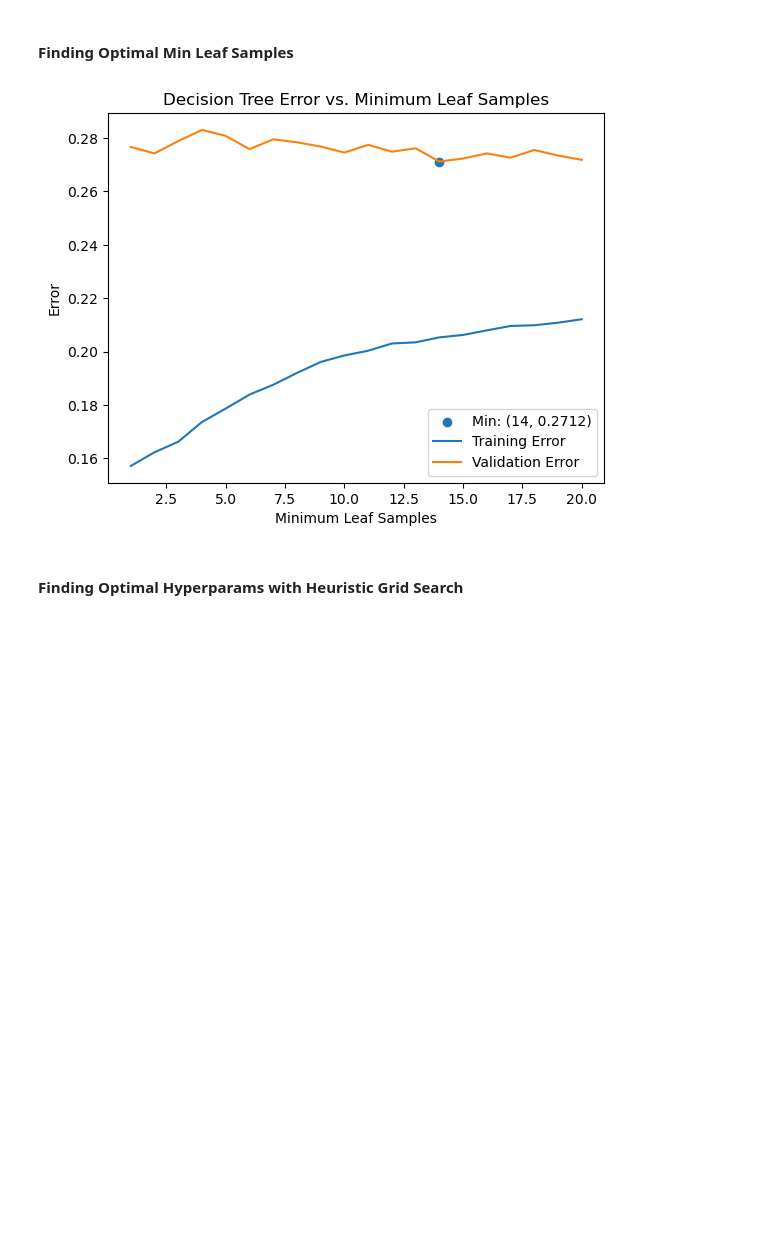
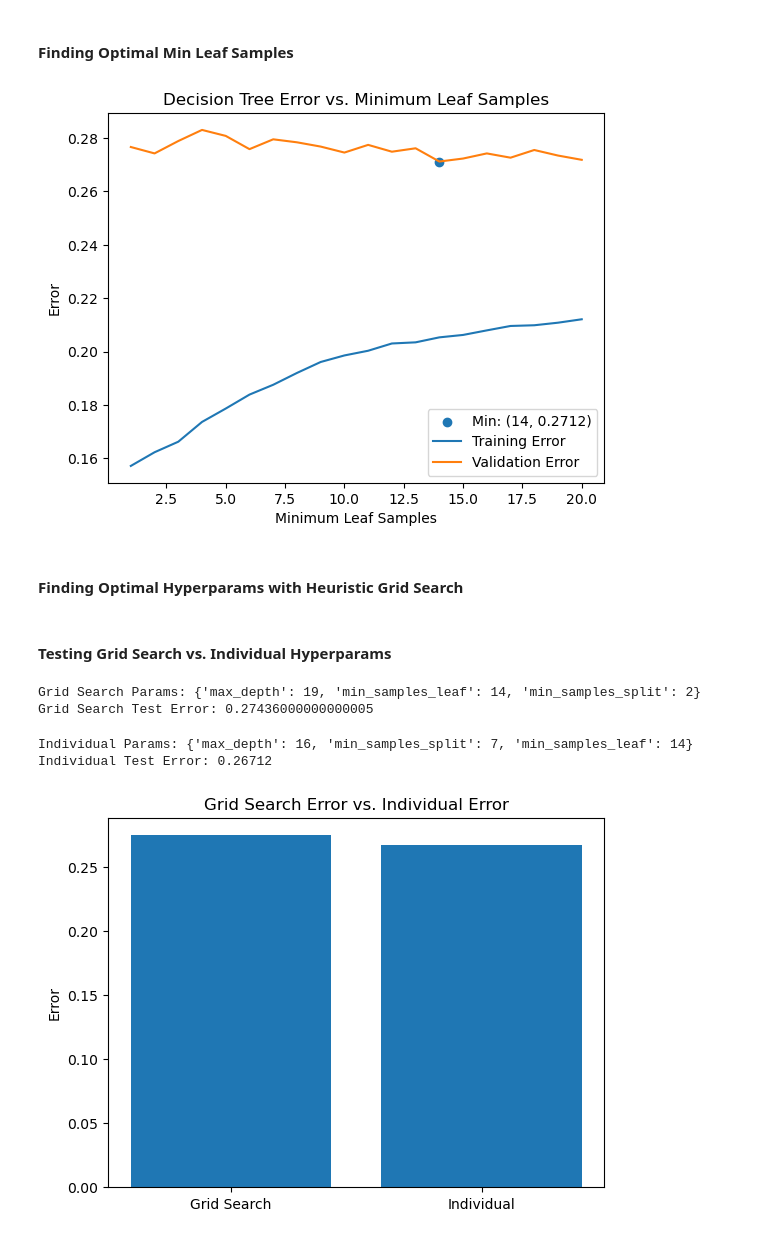
Before and after one commit to codyh587/compsci-178, a Jupyter notebook: decision_tree.ipynb, the cells around one changed output. Saved outputs shown, nothing was run; the diff lists cells and outputs as text; code cells hidden in the pictures; blank space fills up the shorter version.

Commit message:
finished model training/analysis (for some reason, grid search performed worse)

```diff
--- a/decision_tree.ipynb
+++ b/decision_tree.ipynb
@@ -226,2 +216,25 @@ def calculate_optimal_params():
+# %%
+def calculate_optimal_params():
+    param_grid = {
+        "max_depth": [i for i in range(1, 21)] + [None],
+        "min_samples_split": [i for i in range(2, 11)],
+        "min_samples_leaf": [i for i in range(1, 21)],
+    }
+
+    X_combined = sparse.vstack([train_X, valid_X])
+    y_combined = np.concatenate([train_y, valid_y])
+
+    test_fold = np.zeros(train_y.shape[0] + valid_y.shape[0])
+    test_fold[:train_y.shape[0]] = -1
+
+    grid_search = GridSearchCV(
+        DecisionTreeClassifier(random_state=seed),
+        param_grid,
+        cv=PredefinedSplit(test_fold),
+        n_jobs=-1
+    )
+
+    grid_search.fit(X_combined, y_combined)
+    return grid_search
 # %%
 grid_search = calculate_optimal_params()
@@ -230,0 +241,28 @@ print("Best model validation error:", 1 - grid_search.best_estimator_.score(vali
+# %% [markdown]
+#### Testing Grid Search vs. Individual Hyperparams
+# %%
+grid_search_error = 1 - grid_search.best_estimator_.score(test_X, test_y)
+print("Grid Search Params:", grid_search.best_params_)
+print("Grid Search Test Error:", grid_search_error)
+# %% [output]
+Grid Search Params: {'max_depth': 19, 'min_samples_leaf': 14, 'min_samples_split': 2}
+Grid Search Test Error: 0.27436000000000005
+# %%
+individual = DecisionTreeClassifier(max_depth=16, min_samples_split=7, min_samples_leaf=14, random_state=seed)
+individual.fit(train_X, train_y)
+individual_error = 1 - individual.score(test_X, test_y)
+print("Individual Params:", {"max_depth": 16, "min_samples_split": 7, "min_samples_leaf": 14})
+print("Individual Test Error:", individual_error)
+# %% [output]
+Individual Params: {'max_depth': 16, 'min_samples_split': 7, 'min_samples_leaf': 14}
+Individual Test Error: 0.26712
+# %%
+def plot_errors():
+    plt.bar(["Grid Search", "Individual"], [grid_search_error, individual_error])
+    plt.title("Grid Search Error vs. Individual Error")
+    plt.ylabel("Error")
+    plt.show()
+
+plot_errors()
+# %% [output]
+[figure, added]
```
Also changed, not shown: parts of 3 cells of this notebook.
